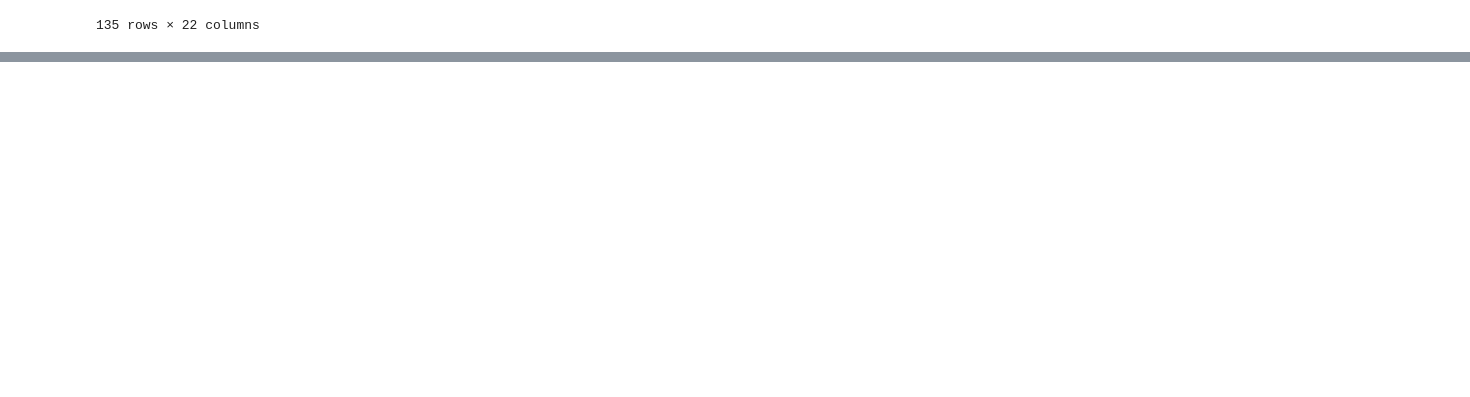
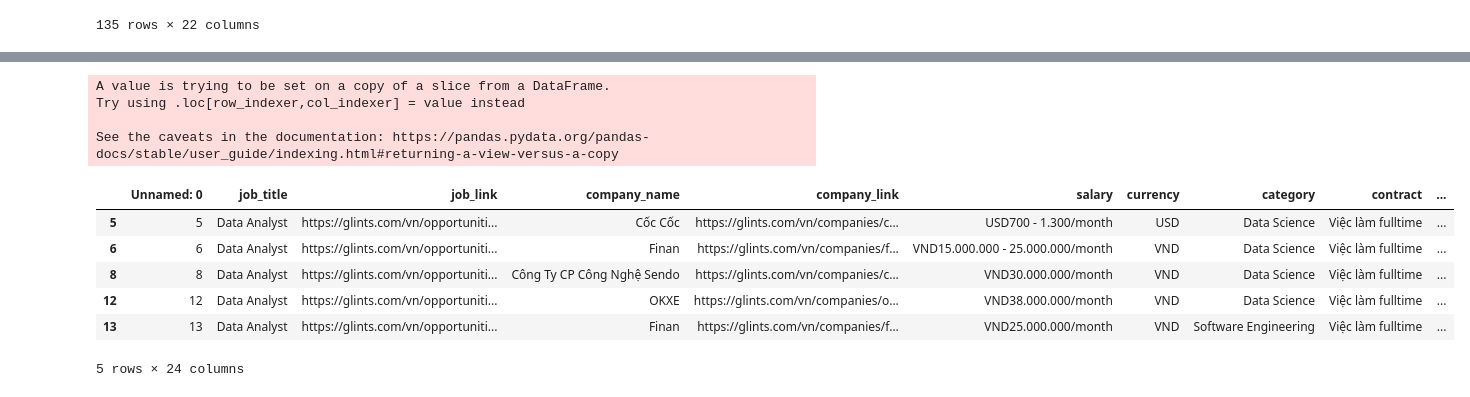
Before and after one commit to IrisGun/WebScrapping_Glints, a Jupyter notebook: draft.ipynb, the cells around one changed output, grey strips where cells are left out. Drawn from its saved outputs; the diff is of its cells as text; code cells hidden in the pictures; blank space fills up the shorter version.

```diff
--- a/draft.ipynb
+++ b/draft.ipynb
@@ -659,0 +781,68 @@ def invoke(job_role_distribution: pd.DataFrame,
+# %%
+# Đảm bảo cột kinh nghiệm là số năm (nếu cần chuyển đổi từ text sang số)
+import re
+
+def parse_experience(exp):
+    if pd.isna(exp):
+        return None
+
+    # Loại bỏ các ký tự không phải số và dấu cách
+    exp = re.sub(r'\D', '', exp)
+
+    # Kiểm tra xem sau khi loại bỏ còn lại số không
+    if not exp:
+        return None
+
+    if '-' in exp:
+        low, high = exp.split('-')
+        return (int(low) + int(high)) / 2
+    return int(exp)
+
+cleaned_data['experience_years'] = cleaned_data['experience'].apply(parse_experience)
+
+# Vẽ biểu đồ scatter 3D để quan sát tương quan
+fig_scatter_3d = px.scatter_3d(cleaned_data,
+                               x='salary_parsed',
+                               y='experience_years',
+                               z='category',
+                               color='job_location',
+                               title='Mối tương quan giữa mức lương, kinh nghiệm và loại công việc',
+                               labels={'salary_parsed': 'Mức lương', 'experience_years': 'Số năm kinh nghiệm', 'category': 'Loại công việc'},
+                               hover_data=['job_title'])
+
+# Hiển thị biểu đồ scatter 3D
+fig_scatter_3d.show()
+# %% [output]
+A value is trying to be set on a copy of a slice from a DataFrame.
+Try using .loc[row_indexer,col_indexer] = value instead
+
+See the caveats in the documentation: https://pandas.pydata.org/pandas-docs/stable/user_guide/indexing.html#returning-a-view-versus-a-copy
+# %%
+def filter_job_titles(job_title):
+    keywords = ["data analyst", "data scientist"]
+    return any(keyword in job_title.lower() for keyword in keywords)
+
+# Áp dụng hàm lọc
+cleaned_data = cleaned_data[cleaned_data['job_title'].apply(filter_job_titles)]
+
+# Vẽ biểu đồ scatter 3D (giữ nguyên)
+fig_scatter_3d = px.scatter_3d(cleaned_data,
+                             x='salary_parsed',
+                             y='experience_years',
+                             z='job_title',
+                             color='job_location',
+                             title='Mối tương quan giữa mức lương, kinh nghiệm và loại công việc của Data Analyst và Data Scientist',
+                             labels={'salary_parsed': 'Mức lương', 'experience_years': 'Số năm kinh nghiệm', 'category': 'Loại công việc'},
+                             hover_data=['job_title'])
+
+fig_scatter_3d.show()
+# %%
+cleaned_data.head()
+# %% [output]
+|  | Unnamed: 0 | job_title | job_link | company_name | company_link | salary | currency | category | contract | ... |
+| 5 | 5 | Data Analyst | https://glints.com/vn/opportuniti... | Cốc Cốc | https://glints.com/vn/companies/c... | USD700 - 1.300/month | USD | Data Science | Việc làm fulltime | ... |
+| 6 | 6 | Data Analyst | https://glints.com/vn/opportuniti... | Finan | https://glints.com/vn/companies/f... | VND15.000.000 - 25.000.000/month | VND | Data Science | Việc làm fulltime | ... |
+| 8 | 8 | Data Analyst | https://glints.com/vn/opportuniti... | Công Ty CP Công Nghệ Sendo | https://glints.com/vn/companies/c... | VND30.000.000/month | VND | Data Science | Việc làm fulltime | ... |
+| 12 | 12 | Data Analyst | https://glints.com/vn/opportuniti... | OKXE | https://glints.com/vn/companies/o... | VND38.000.000/month | VND | Data Science | Việc làm fulltime | ... |
+| 13 | 13 | Data Analyst | https://glints.com/vn/opportuniti... | Finan | https://glints.com/vn/companies/f... | VND25.000.000/month | VND | Software Engineering | Việc làm fulltime | ... |
+5 rows × 24 columns
```
Also changed, not shown: parts of 2 cells of this notebook, 2 other files.
